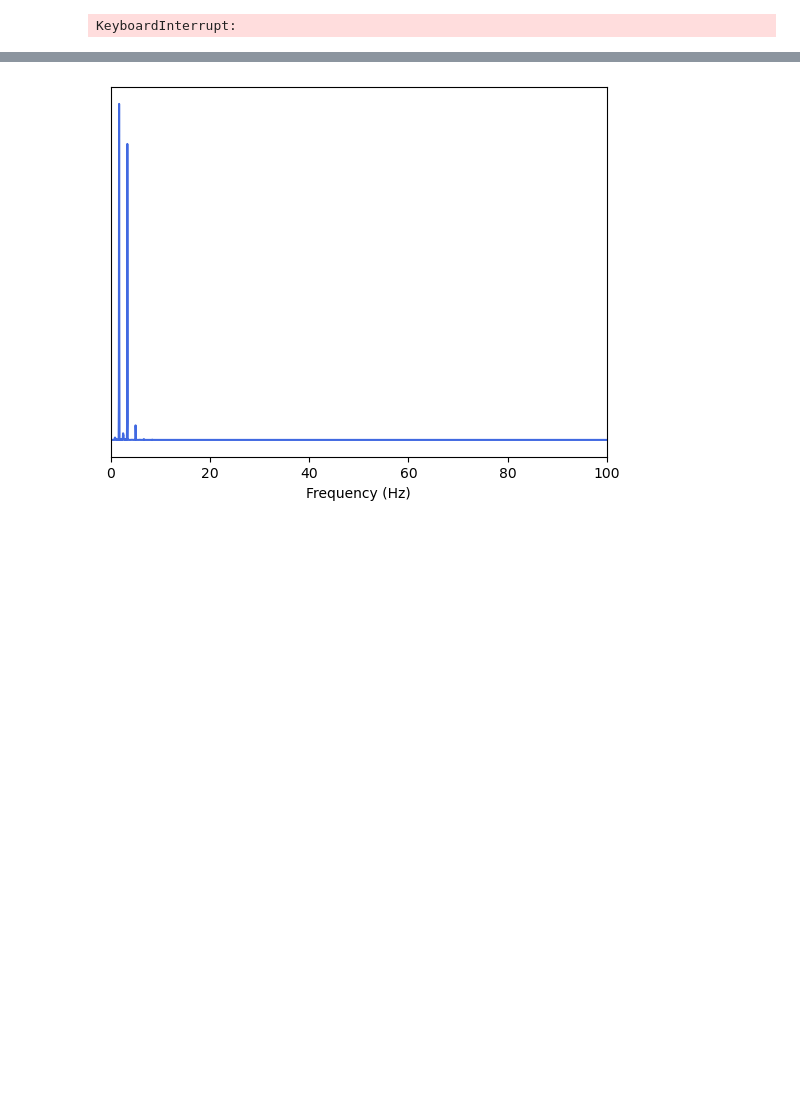
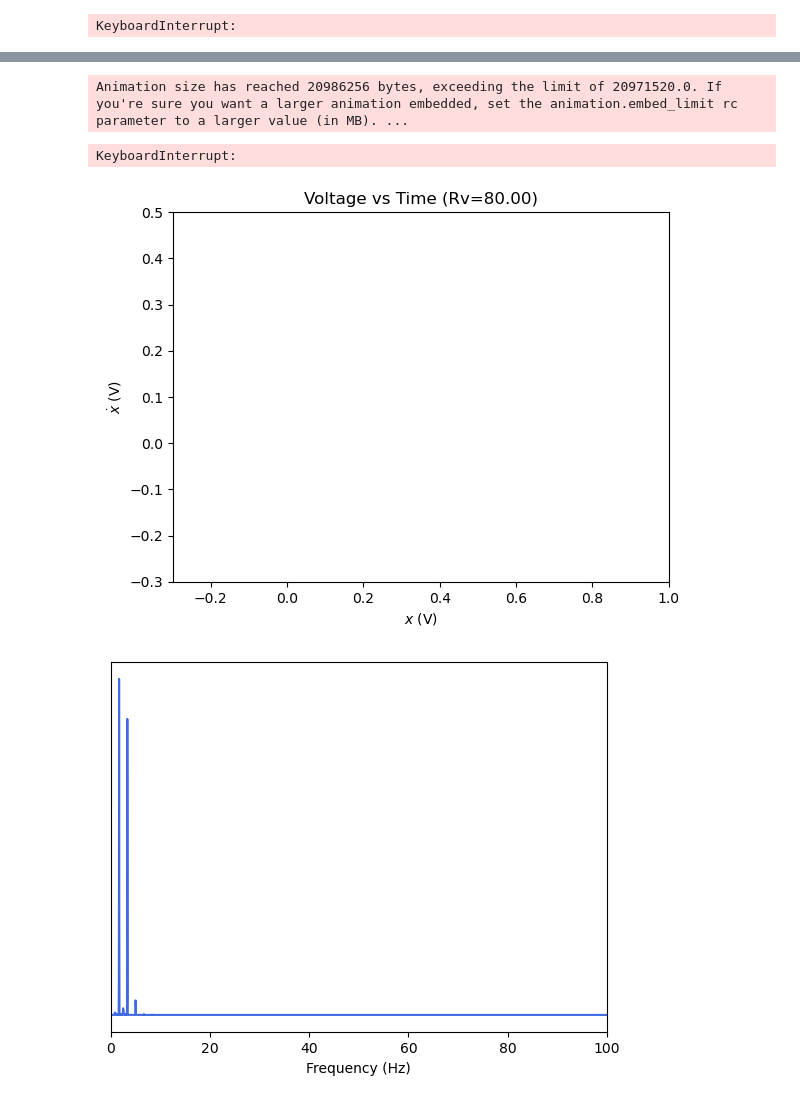
Before and after one commit to toby231/physics_reports, a Jupyter notebook: Chaotic Pendulum/Code/model.ipynb, the cells around one changed output, grey strips where cells are left out. Cells and saved outputs as stored; diff of their text form; code cells hidden in the pictures; blank space fills up the shorter version.

```diff
--- a/Chaotic Pendulum/Code/model.ipynb
+++ b/Chaotic Pendulum/Code/model.ipynb
@@ -141,3 +177,37 @@ plt.show()
+# %%
+fig, ax = plt.subplots()
+t,x,Rv = rk4(Rv=80)
+
+x0 = x[:,0]
+x1 = x[:,1]
+ax.set_xlim(-0.3, 1)
+ax.set_ylim(-0.3, 0.5)
+
+ln, = ax.plot([],[],lw=2,color='royalblue')
+
+ax.set_ylabel(r"$\dot{x}$ (V)")
+ax.set_xlabel(r"$x$ (V)")
+
+def init():
+    ln.set_data([],[])
+    return ln,
+
+window = 10
+
+def update(frame):
+    x0 = x[:,0]
+    x1 = x[:,1]
+    ln.set_data(x0[frame:frame-window], x1[frame:frame-window])
+    ax.set_title(f"Voltage vs Time (Rv={Rv:.2f})")
+    return ln,
+
+ani = FuncAnimation(fig, update, frames=len(x),init_func=init,blit=True,interval=200)
+HTML(ani.to_jshtml())
+ani.save("../Model_Figures/phase_space_animation.gif", writer="pillow", fps=5)
+# %% [output]
+Animation size has reached 20986256 bytes, exceeding the limit of 20971520.0. If you're sure you want a larger animation embedded, set the animation.embed_limit rc parameter to a larger value (in MB). ...
+KeyboardInterrupt:
+[figure, added]
 # %%
 ## FFT code
 downsample = 1
```
Also changed, not shown: parts of 13 cells of this notebook, 21 other files.
